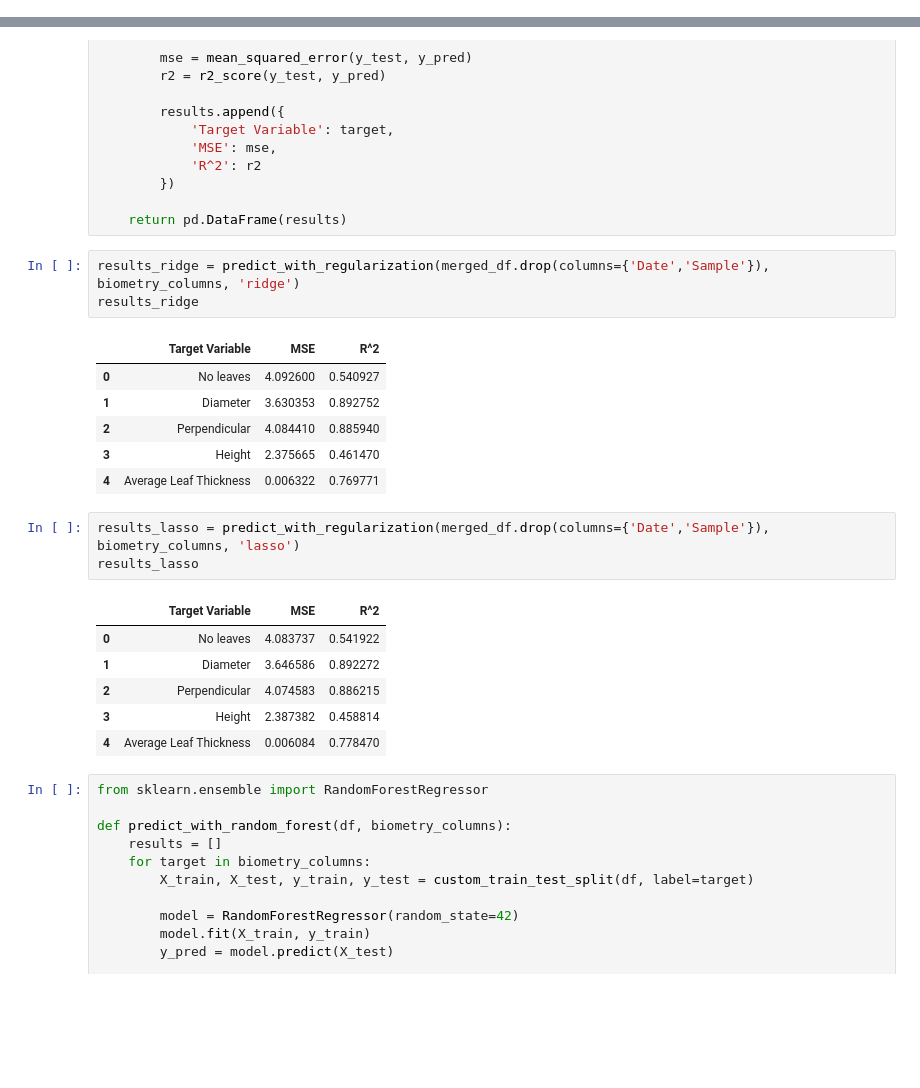
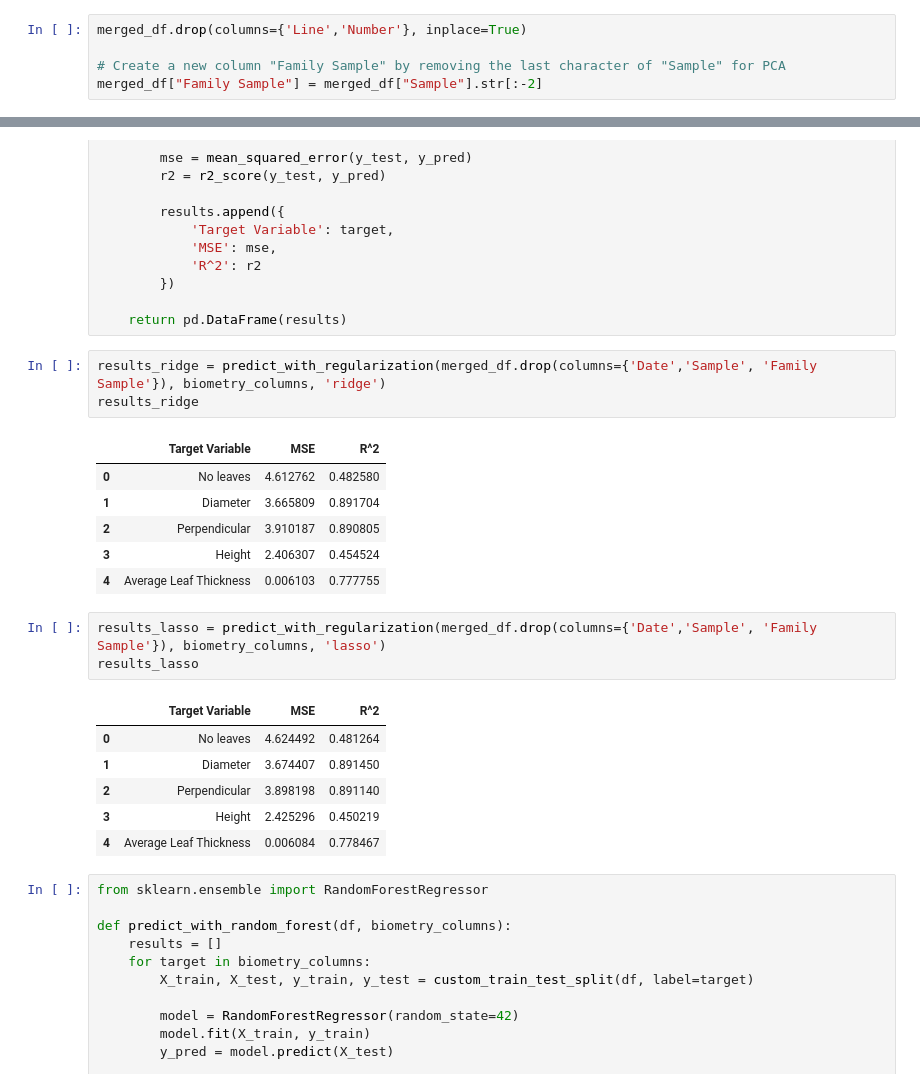
Before and after one commit to rodribro/TimeSeries, a Jupyter notebook: main_notebook.ipynb, the cells around one changed output, grey strips where cells are left out. Cells and saved outputs as stored; diff of their text form; blank space fills up the shorter version.

```diff
--- a/main_notebook.ipynb
+++ b/main_notebook.ipynb
@@ -400,0 +420,5 @@ Index(['Date', 'Number', 'Line', 'Sample', 'No leaves', 'Diameter',
+# %%
+merged_df.drop(columns={'Line','Number'}, inplace=True)
+
+# Create a new column "Family Sample" by removing the last character of "Sample" for PCA
+merged_df["Family Sample"] = merged_df["Sample"].str[:-2]
@@ -474,25 +736,25 @@ def predict_with_regularization(df, biometry_columns, model_type='ridge'):
 
     return pd.DataFrame(results)
 # %%
-results_ridge = predict_with_regularization(merged_df.drop(columns={'Date','Sample'}), biometry_columns, 'ridge')
+results_ridge = predict_with_regularization(merged_df.drop(columns={'Date','Sample', 'Family Sample'}), biometry_columns, 'ridge')
 results_ridge
 # %% [output]
 |  | Target Variable | MSE | R^2 |
-| 0 | No leaves | 4.092600 | 0.540927 |
-| 1 | Diameter | 3.630353 | 0.892752 |
-| 2 | Perpendicular | 4.084410 | 0.885940 |
-| 3 | Height | 2.375665 | 0.461470 |
-| 4 | Average Leaf Thickness | 0.006322 | 0.769771 |
+| 0 | No leaves | 4.612762 | 0.482580 |
+| 1 | Diameter | 3.665809 | 0.891704 |
+| 2 | Perpendicular | 3.910187 | 0.890805 |
+| 3 | Height | 2.406307 | 0.454524 |
+| 4 | Average Leaf Thickness | 0.006103 | 0.777755 |
 # %%
-results_lasso = predict_with_regularization(merged_df.drop(columns={'Date','Sample'}), biometry_columns, 'lasso')
+results_lasso = predict_with_regularization(merged_df.drop(columns={'Date','Sample', 'Family Sample'}), biometry_columns, 'lasso')
 results_lasso
 # %% [output]
 |  | Target Variable | MSE | R^2 |
-| 0 | No leaves | 4.083737 | 0.541922 |
-| 1 | Diameter | 3.646586 | 0.892272 |
-| 2 | Perpendicular | 4.074583 | 0.886215 |
-| 3 | Height | 2.387382 | 0.458814 |
-| 4 | Average Leaf Thickness | 0.006084 | 0.778470 |
+| 0 | No leaves | 4.624492 | 0.481264 |
+| 1 | Diameter | 3.674407 | 0.891450 |
+| 2 | Perpendicular | 3.898198 | 0.891140 |
+| 3 | Height | 2.425296 | 0.450219 |
+| 4 | Average Leaf Thickness | 0.006084 | 0.778467 |
 # %%
 from sklearn.ensemble import RandomForestRegressor
 
```
Also changed, not shown: parts of 14 cells of this notebook.
